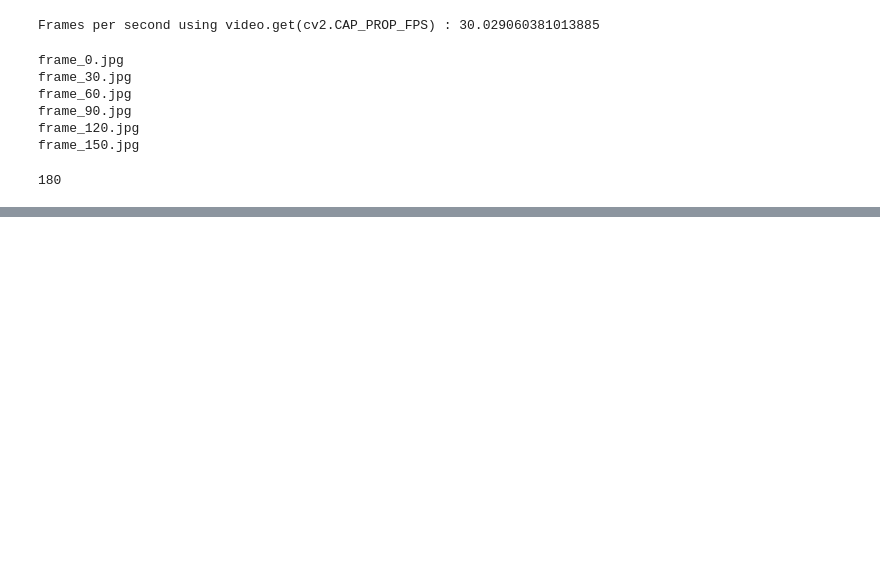
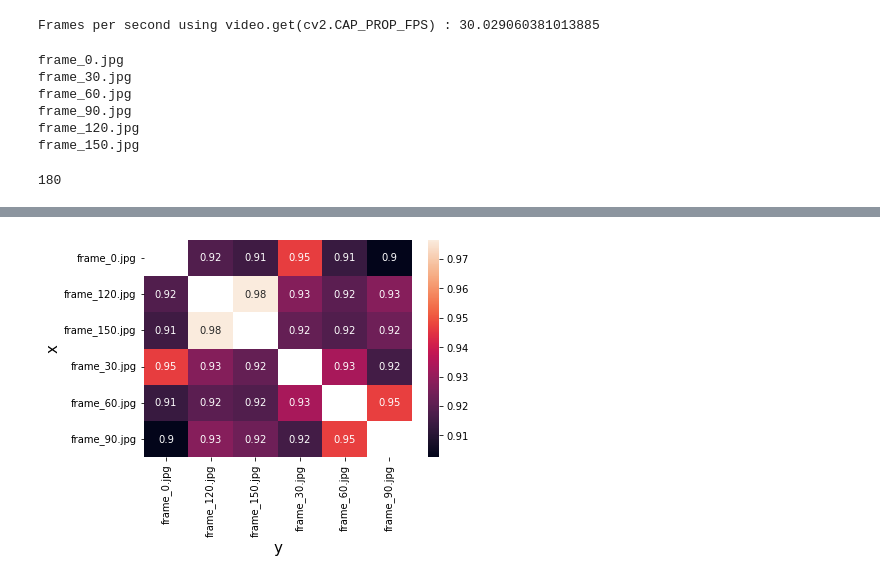
Before and after one commit to nea-insomnia/prototyping_HGM, a Jupyter notebook: SSIM_POC.ipynb, the cells around one changed output, grey strips where cells are left out. Cells and saved outputs as stored; diff of their text form; code cells hidden in the pictures; blank space fills up the shorter version.

```diff
--- a/SSIM_POC.ipynb
+++ b/SSIM_POC.ipynb
@@ -139,0 +117,7 @@ df_01
+# %%
+#Build some nice plots for better evaluation
+#select one metric and pivot the dataframe for creating the heatmap plot
+plot_df = df[df.metric == 'ssim'].pivot('x', 'y', 'value')
+ax = sns.heatmap(plot_df, annot=True)
+# %% [output]
+[figure, added]
```
Also changed, not shown: parts of 8 cells of this notebook.
